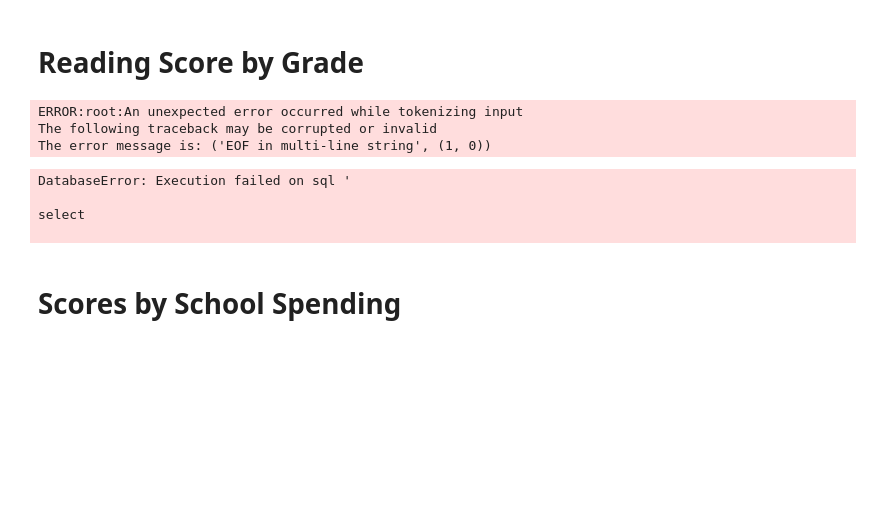
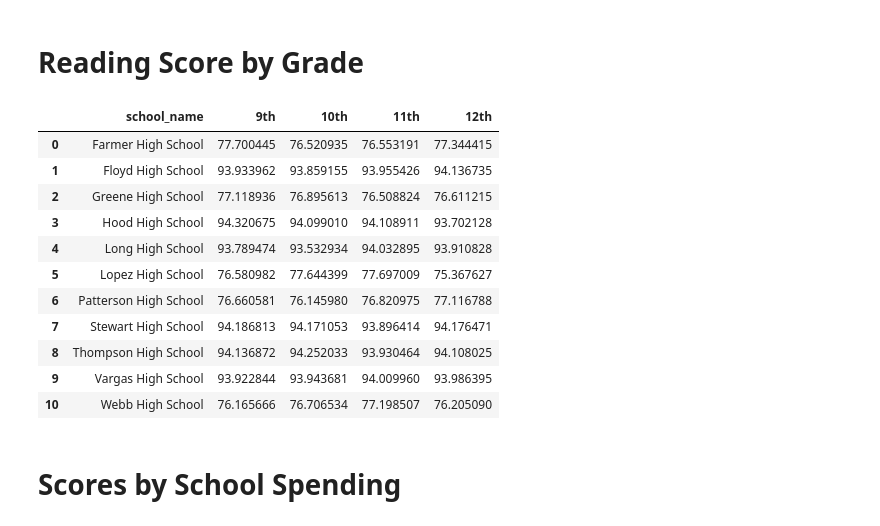
Before and after one commit to david880110/High-School-Academic-Performance-Analysis, a Jupyter notebook: query.ipynb, the cells around one changed output. Drawn from its saved outputs; the diff is of its cells as text; code cells hidden in the pictures; blank space fills up the shorter version.

```diff
--- a/query.ipynb
+++ b/query.ipynb
@@ -438,7 +438,7 @@ join
 (SELECT
 
 school_name,
-avg(rading_score) as '10th'
+avg(reading_score) as '10th'
 
 from
 
@@ -461,7 +461,7 @@ join
 (SELECT
 
 school_name,
-avg(rading_score) as '11th'
+avg(reading_score) as '11th'
 
 from
 
@@ -479,41 +479,46 @@ group by school_name)
 
 using (school_name)
 
 join
 
 (SELECT
 
 school_name,
-avg(rading_score) as '12th'
+avg(reading_score) as '12th'
 
 from
 
 schools_table a
 
 join
 
 students_table b
 
 using (school_name)
 
 where grade = '12th'
 
 group by school_name)
 
 using (school_name)
 ;
 
 """,conn)
 
 reading_score_by_grade
 # %% [output]
-ERROR:root:An unexpected error occurred while tokenizing input
-The following traceback may be corrupted or invalid
-The error message is: ('EOF in multi-line string', (1, 0))
-DatabaseError: Execution failed on sql '
-
-select
-
+|  | school_name | 9th | 10th | 11th | 12th |
+| 0 | Farmer High School | 77.700445 | 76.520935 | 76.553191 | 77.344415 |
+| 1 | Floyd High School | 93.933962 | 93.859155 | 93.955426 | 94.136735 |
+| 2 | Greene High School | 77.118936 | 76.895613 | 76.508824 | 76.611215 |
+| 3 | Hood High School | 94.320675 | 94.099010 | 94.108911 | 93.702128 |
+| 4 | Long High School | 93.789474 | 93.532934 | 94.032895 | 93.910828 |
+| 5 | Lopez High School | 76.580982 | 77.644399 | 77.697009 | 75.367627 |
+| 6 | Patterson High School | 76.660581 | 76.145980 | 76.820975 | 77.116788 |
+| 7 | Stewart High School | 94.186813 | 94.171053 | 93.896414 | 94.176471 |
+| 8 | Thompson High School | 94.136872 | 94.252033 | 93.930464 | 94.108025 |
+| 9 | Vargas High School | 93.922844 | 93.943681 | 94.009960 | 93.986395 |
+| 10 | Webb High School | 76.165666 | 76.706534 | 77.198507 | 76.205090 |
 # %% [markdown]
 # Scores by School Spending
 # %%
```
